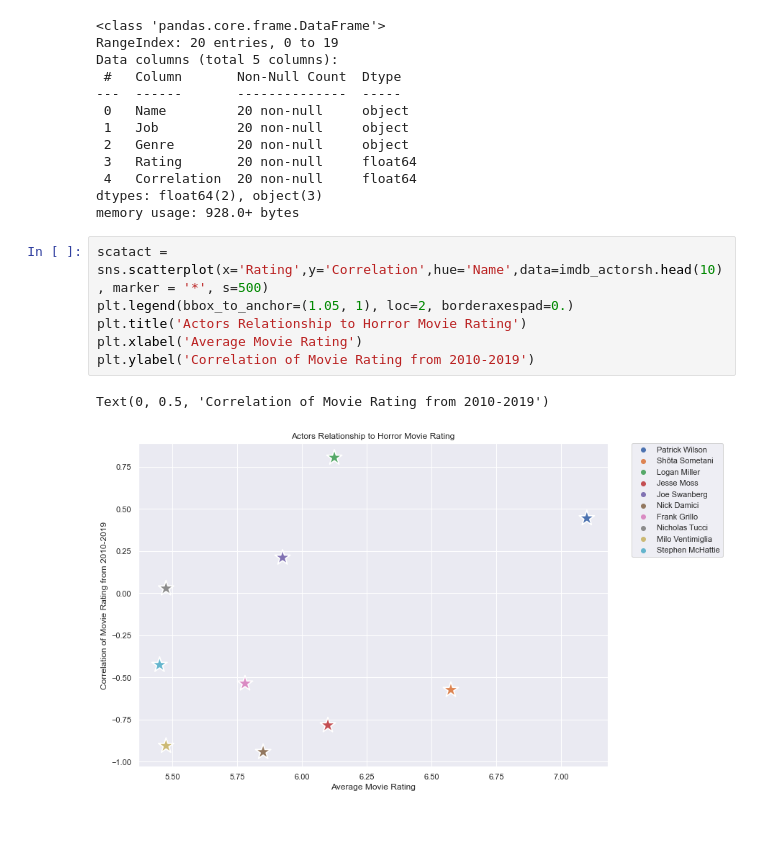
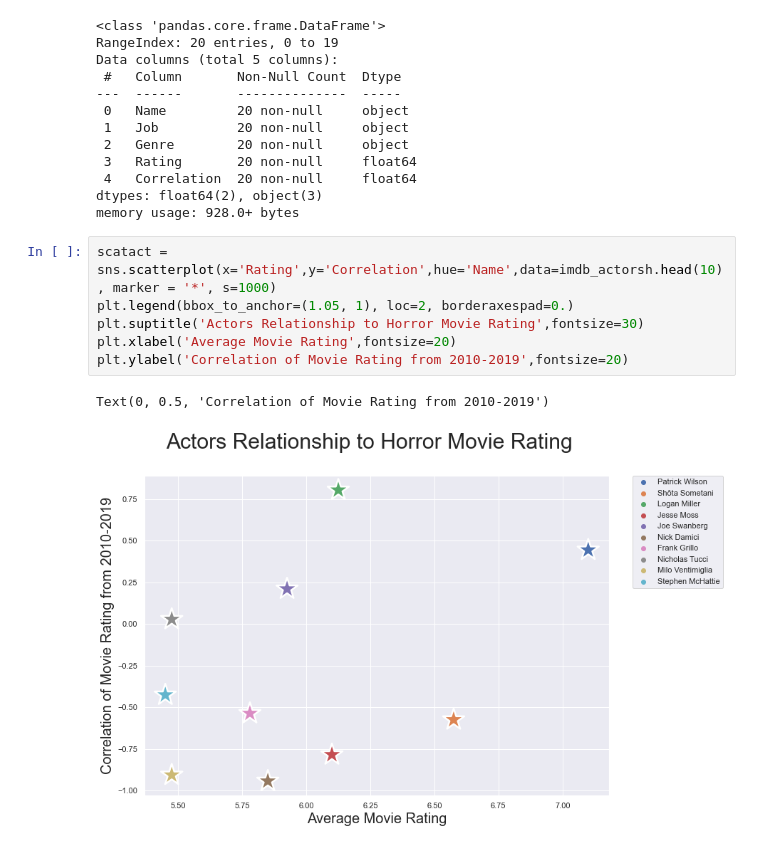
Before and after one commit to charlesmpan/FilmStudioMovieRec, a Jupyter notebook: final_notebook_char_update_after_kev_update_after_ben_update.ipynb, the cells around one changed output. Drawn from its saved outputs; the diff is of its cells as text.

Commit message:
Update final_notebook_char_update_after_kev_update_after_ben_update.ipynb
Chart changes

```diff
--- a/final_notebook_char_update_after_kev_update_after_ben_update.ipynb
+++ b/final_notebook_char_update_after_kev_update_after_ben_update.ipynb
@@ -1438,12 +1438,12 @@ Data columns (total 5 columns):
 dtypes: float64(2), object(3)
 memory usage: 928.0+ bytes
 # %%
-scatact = sns.scatterplot(x='Rating',y='Correlation',hue='Name',data=imdb_actorsh.head(10), marker = '*', s=500)
+scatact = sns.scatterplot(x='Rating',y='Correlation',hue='Name',data=imdb_actorsh.head(10), marker = '*', s=1000)
 plt.legend(bbox_to_anchor=(1.05, 1), loc=2, borderaxespad=0.)
-plt.title('Actors Relationship to Horror Movie Rating')
-plt.xlabel('Average Movie Rating')
-plt.ylabel('Correlation of Movie Rating from 2010-2019')
+plt.suptitle('Actors Relationship to Horror Movie Rating',fontsize=30)
+plt.xlabel('Average Movie Rating',fontsize=20)
+plt.ylabel('Correlation of Movie Rating from 2010-2019',fontsize=20)
 # %% [output]
 Text(0, 0.5, 'Correlation of Movie Rating from 2010-2019')
-[figure, old version]
+[figure, new version]
 # %%
```
Also changed, not shown: parts of 14 cells of this notebook.
